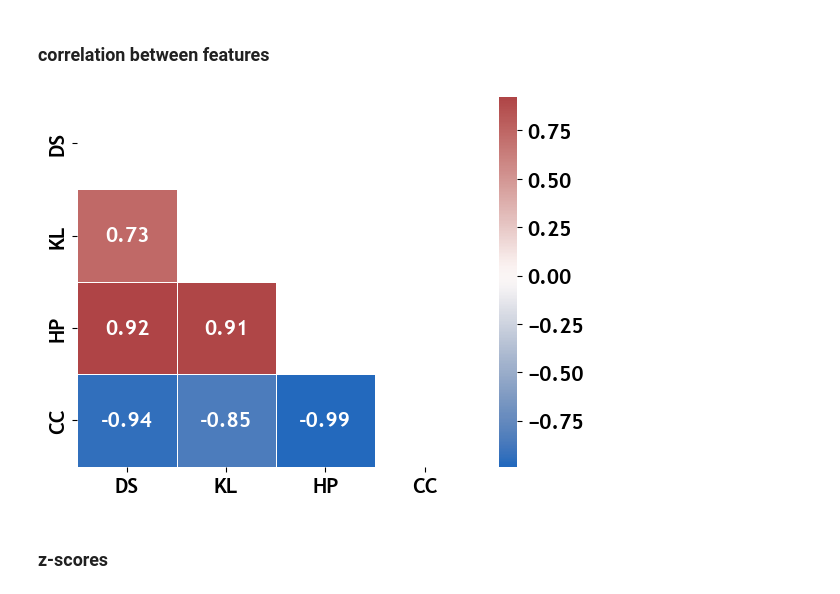
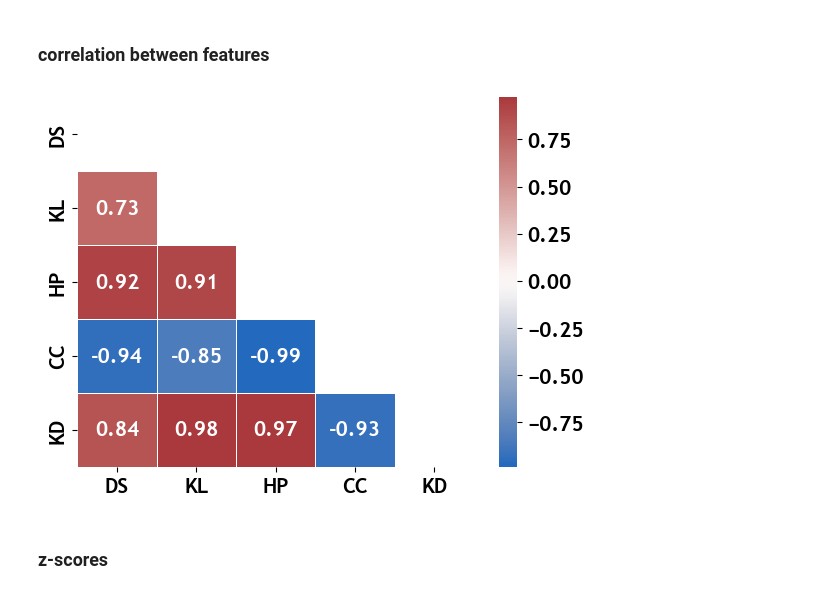
Before and after one commit to TommasoStentella/LLPS_mutants, a Jupyter notebook: pipeline.ipynb, the cells around one changed output. Saved outputs shown, nothing was run; the diff lists cells and outputs as text; code cells hidden in the pictures.

```diff
--- a/pipeline.ipynb
+++ b/pipeline.ipynb
@@ -309,3 +311,23 @@ end;
+# %%
+#amino = ['A','C','D','E','F','G','H','I','K','L','M','N','P','Q','R','S','T','V','W','Y']
+hyd_scale = [1.8,2.5,-3.5,-3.5,2.8,-0.4,-3.2,4.5,-3.9,3.8,1.9,-3.5,-1.6,-3.5,-4.5,-0.8,-0.7,4.2,-0.9,-1.3];
+hyd_dict = Dict(zip(amino,hyd_scale));
+# %%
+KD = map(data) do d
+    temp = 0
+    for (w,m) in zip(d[1],d[2])
+        if w == m
+            continue
+        else
+            temp += hyd_dict[m] - hyd_dict[w]
+        end
+    end
+    if length(d[1]) > length(d[2])
+        temp -= sum([hyd_dict[w] for w in d[1][length(d[2])+1:length(d[1])]])
+    end
+    # temp/length(d[2])
+    temp
+end;
 # %% [markdown]
 ### Charge change
 # %%
@@ -383,10 +404,11 @@ Y = [i[3] for i in data]
 X = Matrix(undef,length(Y),4)
 X[:,1] = DS
 X[:,2] = KL
-X[:,3] = HP
+# X[:,3] = HP
 X[:,4] = CC
+X[:,3] = KD
 
-Random.seed!(12345)
+Random.seed!(1234)
 perm = randperm(length(Y))
 Y = Y[perm]
 X = X[perm,:]
@@ -404,12 +426,12 @@ length(Y)
 ### correlation between features
 # %%
 cor_mat = cor(X)
-features = ["DS","KL","HP","CC"]
-mask = triu(ones(4,4))
+features = ["DS","KL","HP","CC","KD"]
+mask = triu(ones(5,5))
 heatmap(cor_mat,mask=mask,cmap="vlag",annot=true,linewidths=0.5,center=0,xticklabels=features,yticklabels=features);
 # savefig("correlation.pdf")
 # %% [output]
-[figure, old version]
+[figure, new version]
 # %% [markdown]
 ### z-scores
 # %%
```
Also changed, not shown: parts of 17 cells of this notebook.
